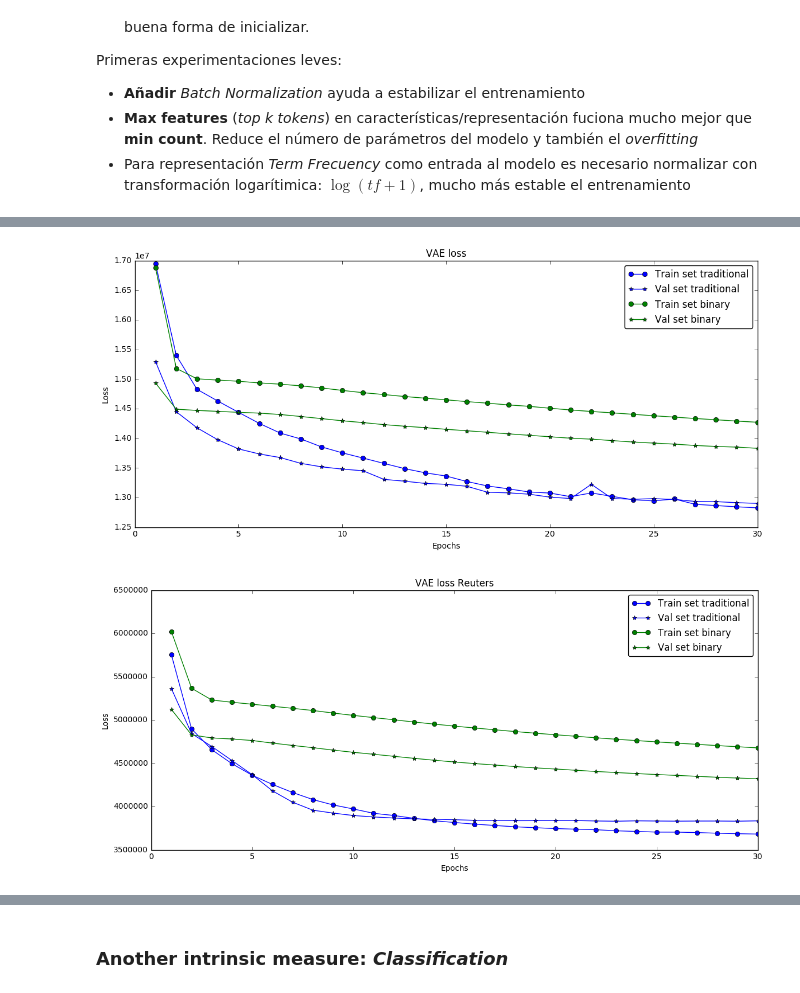
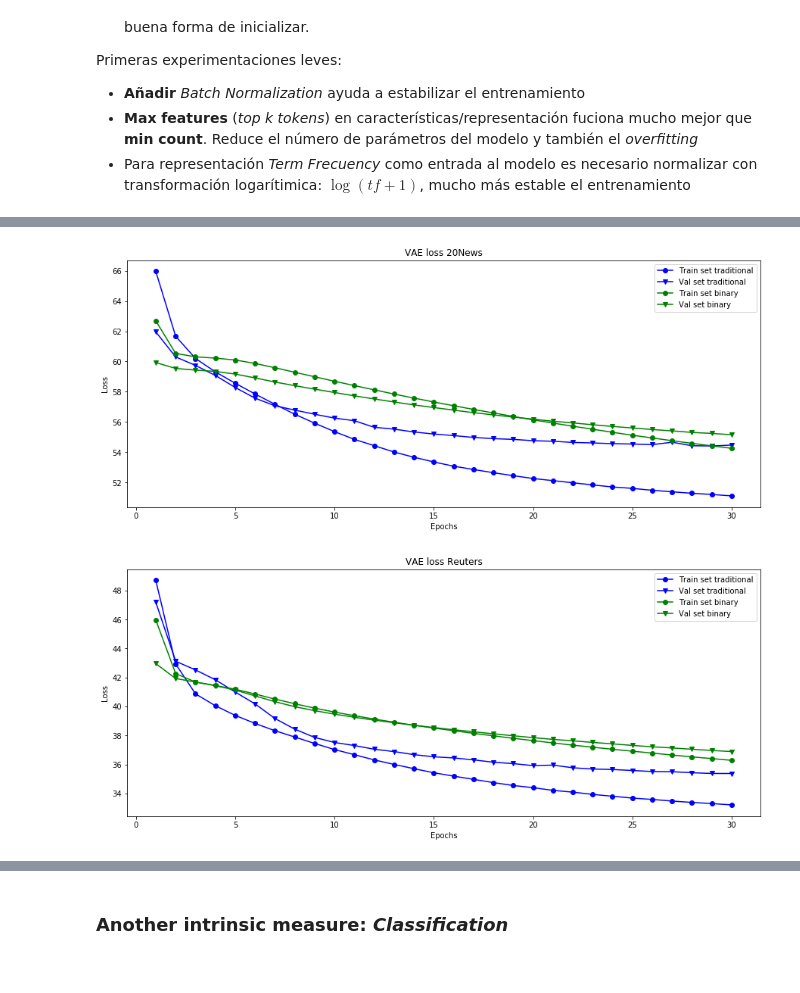
Before and after one commit to fmenat/DiscreteVAE, a Jupyter notebook: BinaryVAE_text.ipynb, the cells around one changed output, grey strips where cells are left out. Cells and saved outputs as stored; diff of their text form; code cells hidden in the pictures.

```diff
--- a/BinaryVAE_text.ipynb
+++ b/BinaryVAE_text.ipynb
@@ -270,3 +252,6 @@ labels_t[:10]
 #### top 20 labels (as VDSH)
 # %%
 from utils import get_topK_labels,set_newlabel_list,enmask_data
+new_labels = get_topK_labels(labels_t+labels_test, labels, K=20)
+labels = new_labels
+new_labels
@@ -544,6 +540,11 @@ La arquitectura para afrontar el problema es una red clásica *Feed Forward* bas
 Tamién se experimenta con una arquitectura de autoencoder simétrico, lo cual asimila de mejor manera lo que es una RBM (red bidireccional) como se realiza en el trabajo de *Semantic Hashing*.
 
 La primera experimentación se realiza con 32 *bits* en la representación latente, ya que los trabajos previos han mostrado que esta cantidad de *bits* parece ser lo suficiente antes de empezar a realizar *overfitting*.
+# %%
+def REC_loss(x_true, x_pred):
+    return keras.losses.categorical_crossentropy(x_true, x_pred)
+
+beta = 0.01*X_train.sum(axis=1).mean() #tf_mean
 # %%
 def traditional_VAE(data_dim,Nb,units,layers_e,layers_d,opt='adam',BN=True):
     pre_encoder = define_pre_encoder(data_dim, layers=layers_e,units=units,BN=BN)
@@ -570,15 +571,13 @@ def traditional_VAE(data_dim,Nb,units,layers_e,layers_d,opt='adam',BN=True):
     z_sampled = Lambda(sampling, output_shape=(Nb,), name='sampled')([z_mean, z_log_var])
     output = generator(z_sampled)
 
-    def vae_loss(x, x_hat):
-        reconstruction_loss = keras.losses.categorical_crossentropy(x, x_hat)
-        #reconstruction_loss = keras.losses.binary_crossentropy(x, x_hat)*data_dim
-
-        kl_loss = - 0.5 * K.sum(1 + z_log_var - K.square(z_mean) - K.exp(z_log_var), axis=-1) #con varianza
-        return K.mean(reconstruction_loss  + kl_loss/data_dim)
+    Recon_loss = REC_loss
+    kl_loss = KL_loss(z_mean,z_log_var)
+    def VAE_loss(y_true, y_pred):
+        return Recon_loss(y_true, y_pred) + beta*kl_loss(y_true, y_pred)
 
     traditional_vae = Model(x, output)
-    traditional_vae.compile(optimizer=opt,loss=vae_loss)
+    traditional_vae.compile(optimizer=opt, loss=VAE_loss, metrics = [Recon_loss,kl_loss])
     return traditional_vae,encoder,generator
 
 traditional_vae,encoder_Tvae,generator_Tvae = traditional_VAE(X_train.shape[1],Nb=32,units=500,layers_e=2,layers_d=0)
@@ -641,19 +640,13 @@ def binary_VAE(data_dim,Nb,units,layers_e,layers_d,opt='adam',BN=True):
     b_sampled = Lambda(sampling, output_shape=(Nb,), name='sampled')(logits_b)
     output = generator(b_sampled)
 
-    def gumbel_loss(x, x_hat):
-        reconstruction_loss = keras.losses.categorical_crossentropy(x, x_hat)
-
-        dist = keras.activations.sigmoid(logits_b) #B_j = Q(b_j) probability of b_j
-        #by formula
-        kl_disc_loss = Nb*np.log(2) + K.sum( dist*K.log(dist + K.epsilon()) + (1-dist)* K.log(1-dist + K.epsilon()),axis=1)
-        # new.. using logits -- second term cannot be simplified
-        #kl_disc_loss = Nb*np.log(2) + K.sum( dist*logits_b + K.log(1-dist + K.epsilon()),axis=1)
-
-        return K.mean(reconstruction_loss  + kl_disc_loss/data_dim)
+    Recon_loss = REC_loss
+    kl_loss = BKL_loss(logits_b)
+    def BVAE_loss(y_true, y_pred):
+        return Recon_loss(y_true, y_pred) + beta*kl_loss(y_true, y_pred)
 
     binary_vae = Model(x, output)
-    binary_vae.compile(optimizer=opt, loss=gumbel_loss)
+    binary_vae.compile(optimizer=opt, loss=BVAE_loss, metrics = [Recon_loss,kl_loss])
     return binary_vae, encoder,generator
 
 binary_vae,encoder_Bvae,generator_Bvae = binary_VAE(X_train.shape[1],Nb=32,units=500,layers_e=2,layers_d=0)
@@ -825,8 +865,8 @@ Epoch 30/30
 # %%
-compare_hist_train(hist1,hist2)
+compare_hist_train(hist1,hist2, dat_n)
 # %% [output]
-[figure, old version]
+[figure, new version]
 # %%
-compare_hist_train(hist1,hist2, "Reuters")
+compare_hist_train(hist1,hist2, dat_n)
 # %% [output]
-[figure, old version]
+[figure, new version]
```
Also changed, not shown: parts of 38 cells of this notebook, 4 other files.
